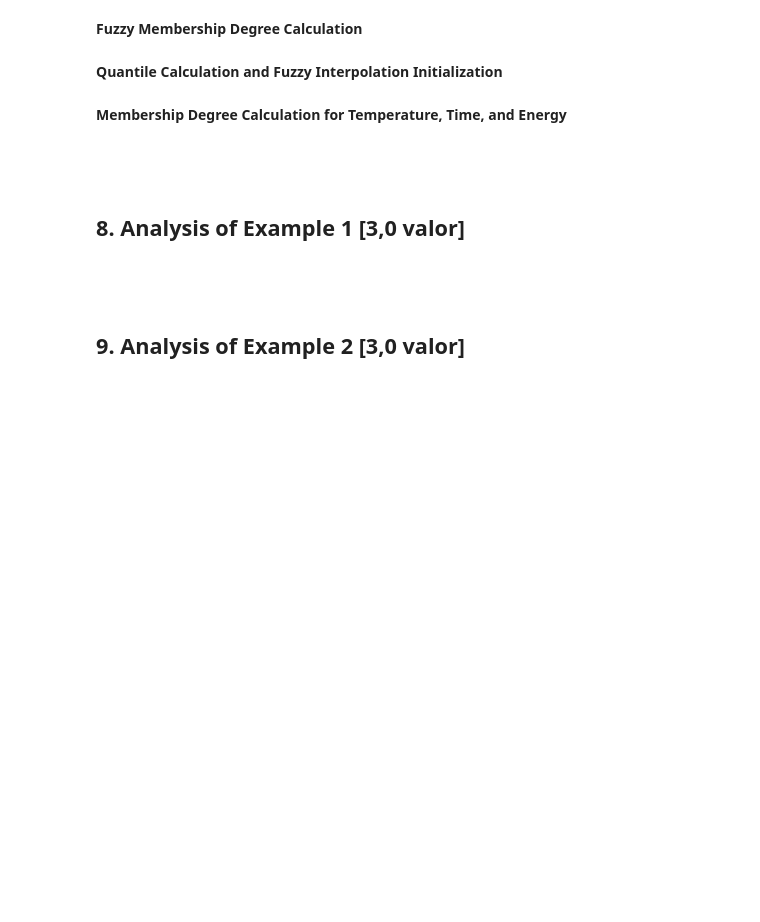
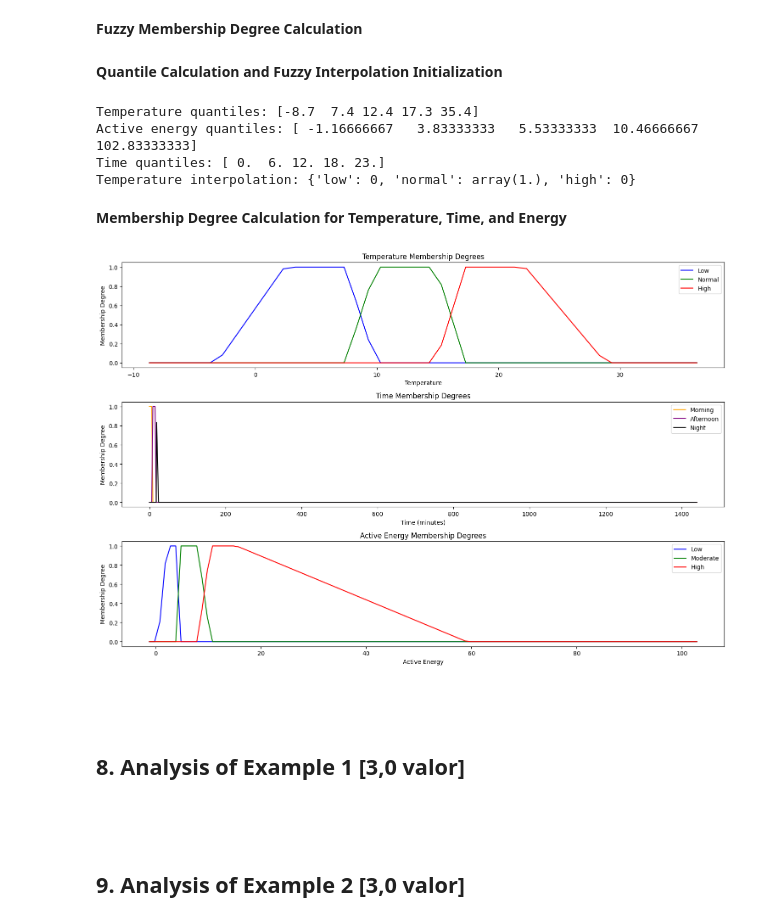
Before and after one commit to s126784/tmbd, a Jupyter notebook: Work-01-G1.ipynb, the cells around one changed output. Cells and saved outputs as stored; diff of their text form; code cells hidden in the pictures; blank space fills up the shorter version.

```diff
--- a/Work-01-G1.ipynb
+++ b/Work-01-G1.ipynb
@@ -227,4 +354,28 @@ plt.show()
 # %% [markdown]
 **Quantile Calculation and Fuzzy Interpolation Initialization**
+# %%
+temp_quantiles = data['temp'].quantile([0, 0.25, 0.5, 0.75, 1]).values
+energy_quantiles = data['active_energy'].quantile([0, 0.25, 0.5, 0.75, 1]).values
+time_quantiles = data['time'].quantile([0, 0.25, 0.5, 0.75, 1]).values
+
+print('Temperature quantiles:', temp_quantiles)
+print('Active energy quantiles:', energy_quantiles)
+print('Time quantiles:', time_quantiles)
+
+# Create Points objects using the calculated quantiles
+temp_points = Points(*temp_quantiles)          # Unpack the quantiles for temperature
+time_points = Points(*time_quantiles)          # Unpack the quantiles for time
+energy_points = Points(*energy_quantiles)      # Unpack the quantiles for active energy
+
+temp_interpolation = Interpolation(temp_points, ['low', 'normal', 'high'])
+time_interpolation = Interpolation(time_points, ['morning', 'afternoon', 'night'])
+energy_interpolation = Interpolation(energy_points, ['low', 'moderate', 'high'])
+
+print('Temperature interpolation:', temp_interpolation.membershipDegreeCalculator(10))
+# %% [output]
+Temperature quantiles: [-8.7  7.4 12.4 17.3 35.4]
+Active energy quantiles: [ -1.16666667   3.83333333   5.53333333  10.46666667 102.83333333]
+Time quantiles: [ 0.  6. 12. 18. 23.]
+Temperature interpolation: {'low': 0, 'normal': array(1.), 'high': 0}
 # %% [markdown]
 **Membership Degree Calculation for Temperature, Time, and Energy**
@@ -231,3 +413,41 @@ plt.show()
+# %%
+# Plotting the results (optional)
+plt.figure(figsize=(15, 10))
+
+# Temperature membership degrees
+plt.subplot(3, 1, 1)
+plt.title('Temperature Membership Degrees')
+plt.plot(temperature_values, temp_membership['low'], label='Low', color='blue')
+plt.plot(temperature_values, temp_membership['normal'], label='Normal', color='green')
+plt.plot(temperature_values, temp_membership['high'], label='High', color='red')
+plt.xlabel('Temperature')
+plt.ylabel('Membership Degree')
+plt.legend()
+
+# Time membership degrees
+plt.subplot(3, 1, 2)
+plt.title('Time Membership Degrees')
+plt.plot(time_values, time_membership['morning'], label='Morning', color='orange')
+plt.plot(time_values, time_membership['afternoon'], label='Afternoon', color='purple')
+plt.plot(time_values, time_membership['night'], label='Night', color='black')
+plt.xlabel('Time (minutes)')
+plt.ylabel('Membership Degree')
+plt.legend()
+
+# Active energy membership degrees
+plt.subplot(3, 1, 3)
+plt.title('Active Energy Membership Degrees')
+plt.plot(energy_values, energy_membership['low'], label='Low', color='blue')
+plt.plot(energy_values, energy_membership['moderate'], label='Moderate', color='green')
+plt.plot(energy_values, energy_membership['high'], label='High', color='red')
+plt.xlabel('Active Energy')
+plt.ylabel('Membership Degree')
+plt.legend()
+
+plt.tight_layout()
+plt.show()
+# %% [output]
+[figure, added]
 # %% [markdown]
 <br><br>
 
```
Also changed, not shown: parts of 12 cells of this notebook, 1 other file.
